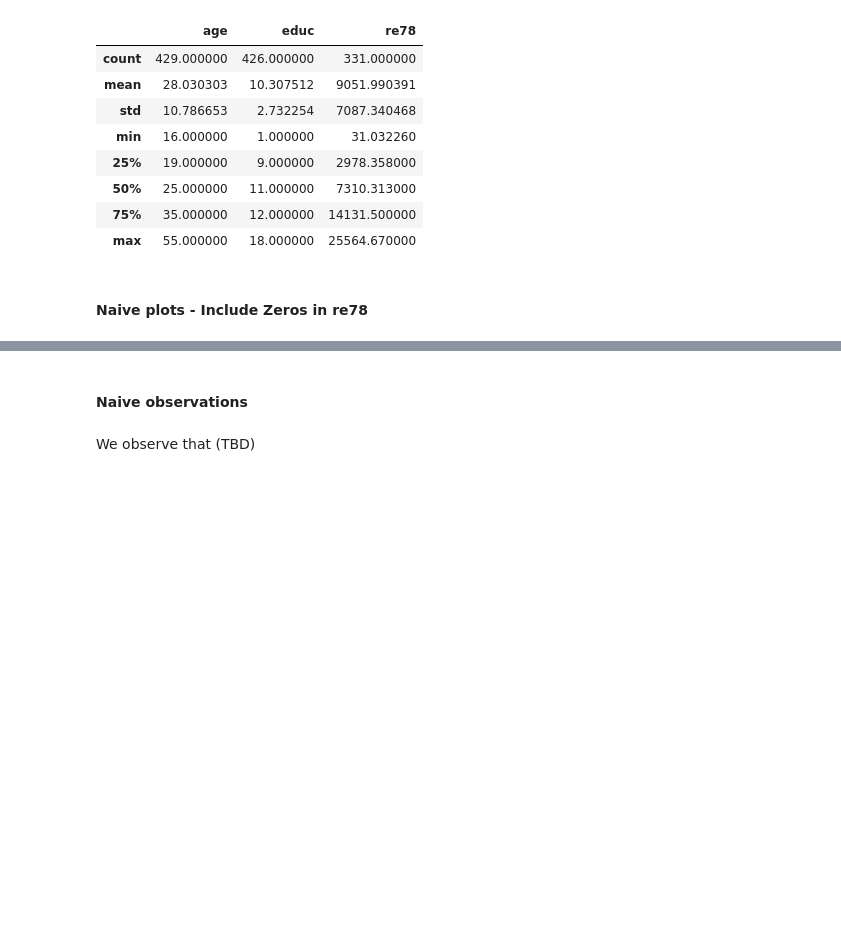
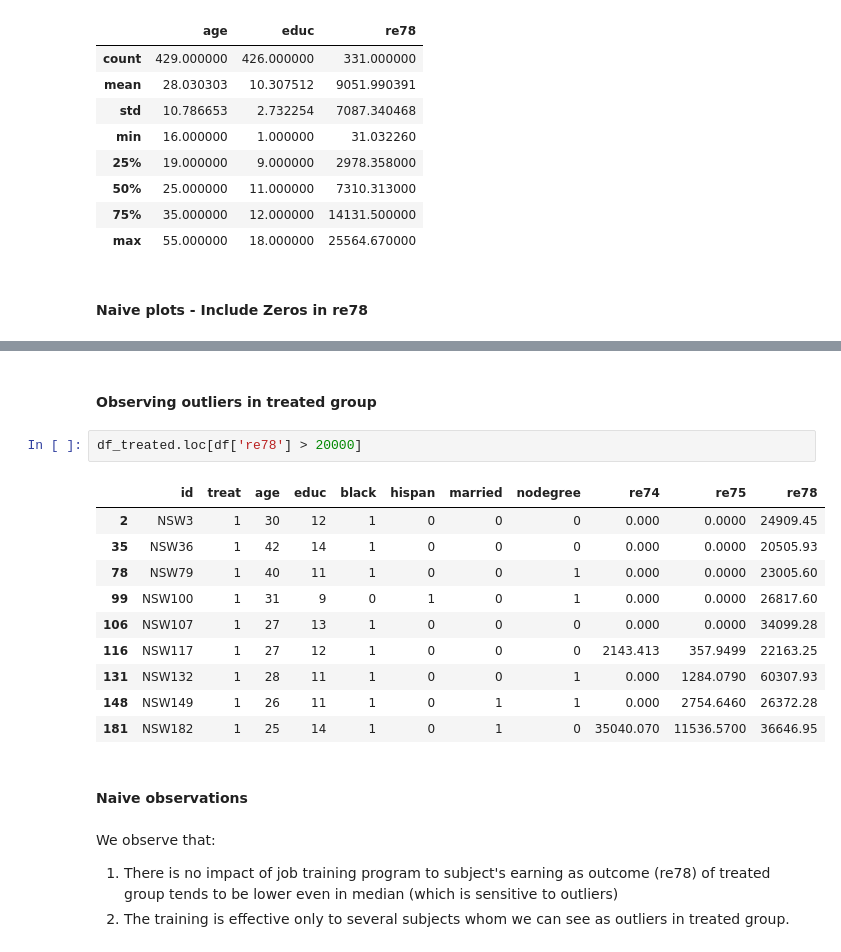
Before and after one commit to sanadhis/ADA-2017, a Jupyter notebook: 04 - Applied ML/Homework04.ipynb, the cells around one changed output, grey strips where cells are left out. Drawn from its saved outputs; the diff is of its cells as text; blank space fills up the shorter version.

```diff
--- a/04 - Applied ML/Homework04.ipynb
+++ b/04 - Applied ML/Homework04.ipynb
@@ -128,4 +126,21 @@ Median earning of Control group (zeros excluded):  7310.313
+# %% [markdown]
+#### Observing outliers in treated group
+# %%
+df_treated.loc[df['re78'] > 20000]
+# %% [output]
+|  | id | treat | age | educ | black | hispan | married | nodegree | re74 | re75 | re78 |
+| 2 | NSW3 | 1 | 30 | 12 | 1 | 0 | 0 | 0 | 0.000 | 0.0000 | 24909.45 |
+| 35 | NSW36 | 1 | 42 | 14 | 1 | 0 | 0 | 0 | 0.000 | 0.0000 | 20505.93 |
+| 78 | NSW79 | 1 | 40 | 11 | 1 | 0 | 0 | 1 | 0.000 | 0.0000 | 23005.60 |
+| 99 | NSW100 | 1 | 31 | 9 | 0 | 1 | 0 | 1 | 0.000 | 0.0000 | 26817.60 |
+| 106 | NSW107 | 1 | 27 | 13 | 1 | 0 | 0 | 0 | 0.000 | 0.0000 | 34099.28 |
+| 116 | NSW117 | 1 | 27 | 12 | 1 | 0 | 0 | 0 | 2143.413 | 357.9499 | 22163.25 |
+| 131 | NSW132 | 1 | 28 | 11 | 1 | 0 | 0 | 1 | 0.000 | 1284.0790 | 60307.93 |
+| 148 | NSW149 | 1 | 26 | 11 | 1 | 0 | 1 | 1 | 0.000 | 2754.6460 | 26372.28 |
+| 181 | NSW182 | 1 | 25 | 14 | 1 | 0 | 1 | 0 | 35040.070 | 11536.5700 | 36646.95 |
 # %% [markdown]
 #### Naive observations
-# %% [markdown]
-We observe that (TBD)
+# %% [markdown]
+We observe that:
+1. There is no impact of job training program to subject's earning as outcome (re78) of treated group tends to be lower even in median (which is sensitive to outliers)
+2. The training is effective only to several subjects whom we can see as outliers in treated group.
```
Also changed, not shown: parts of 5 cells of this notebook.
